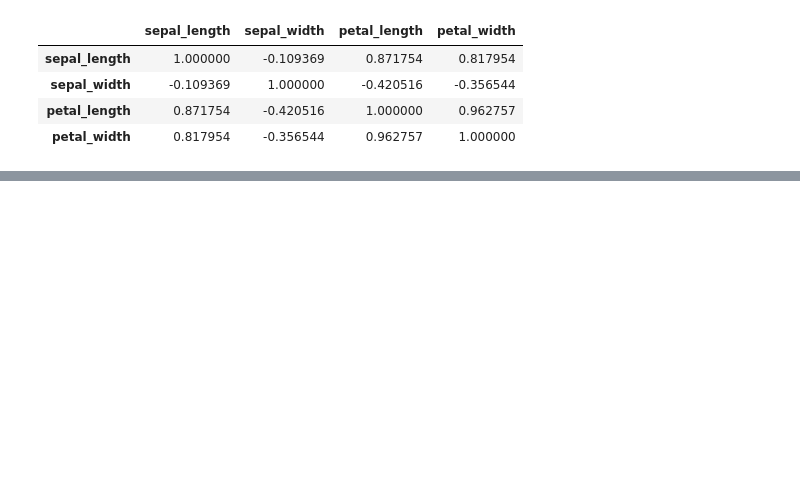
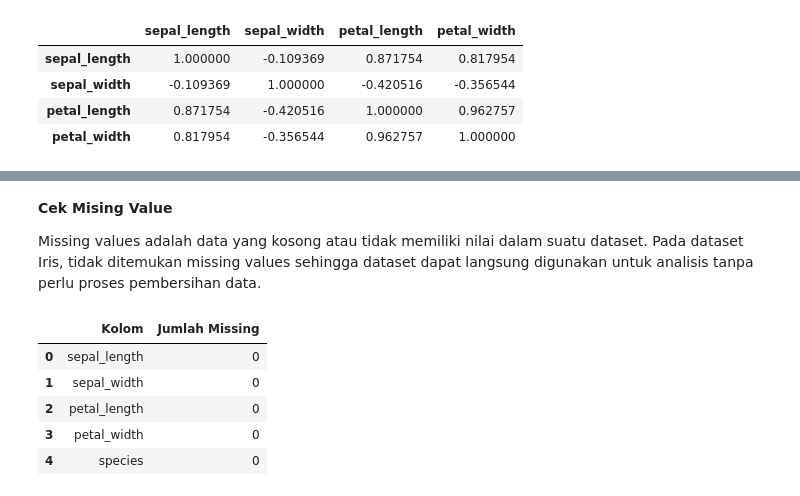
Before and after one commit to al-renaldy073/Pendata, a Jupyter notebook: _sources/Data Understanding.ipynb, the cells around one changed output, grey strips where cells are left out. Cells and saved outputs as stored; diff of their text form; code cells hidden in the pictures; blank space fills up the shorter version.

```diff
--- a/_sources/Data Understanding.ipynb
+++ b/_sources/Data Understanding.ipynb
@@ -478,0 +727,15 @@ Secara keseluruhan, eksplorasi ini menunjukkan bahwa fitur petal merupakan indik
+# %% [markdown]
+**Cek Mising Value**
+
+Missing values adalah data yang kosong atau tidak memiliki nilai dalam suatu dataset. Pada dataset Iris, tidak ditemukan missing values sehingga dataset dapat langsung digunakan untuk analisis tanpa perlu proses pembersihan data.
+# %%
+missing_per_col = df.isna().sum().reset_index()
+missing_per_col.columns = ['Kolom', 'Jumlah Missing']
+missing_per_col
+# %% [output]
+|  | Kolom | Jumlah Missing |
+| 0 | sepal_length | 0 |
+| 1 | sepal_width | 0 |
+| 2 | petal_length | 0 |
+| 3 | petal_width | 0 |
+| 4 | species | 0 |
```
Also changed, not shown: parts of 32 cells of this notebook, 10 other files.
